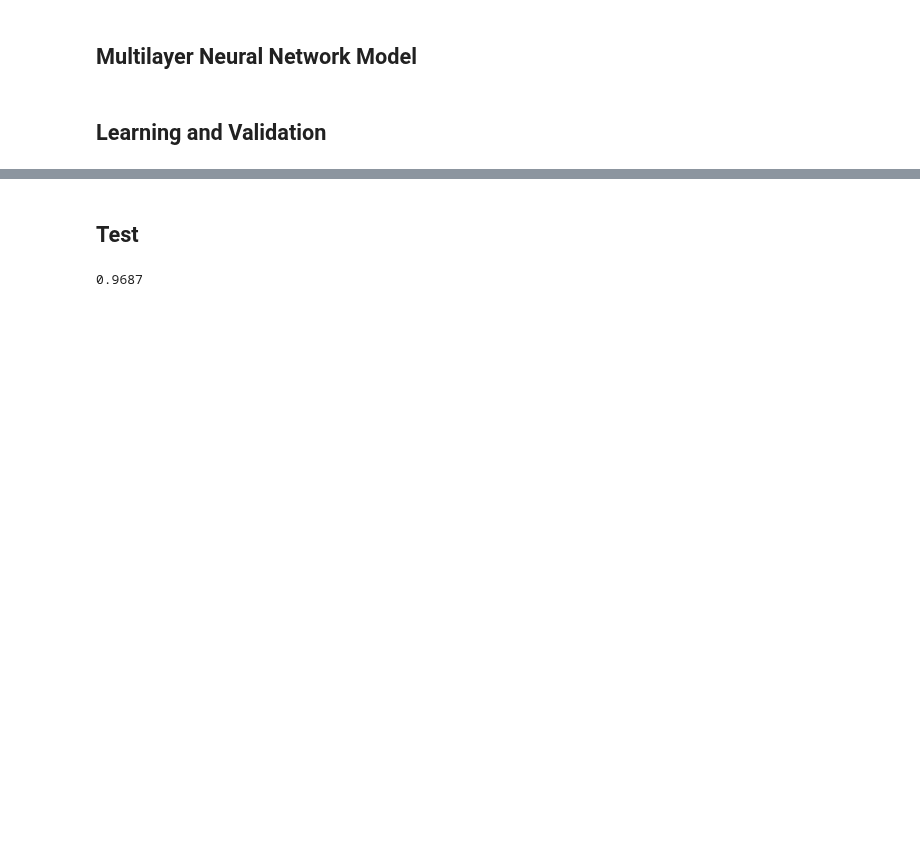
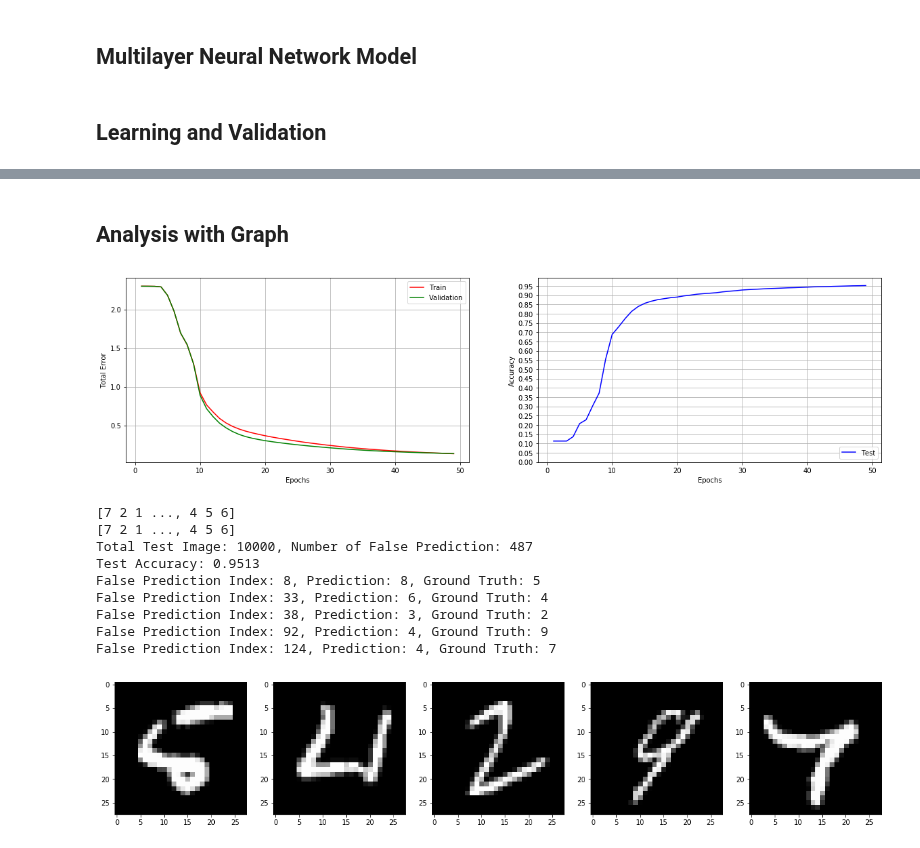
Before and after one commit to linklab/aiclass, a Jupyter notebook: 0.Professor/3.VanillaNN/mnist-backpropagation.ipynb, the cells around one changed output, grey strips where cells are left out. Cells and saved outputs as stored; diff of their text form; code cells hidden in the pictures; blank space fills up the shorter version.

```diff
--- a/0.Professor/3.VanillaNN/mnist-backpropagation.ipynb
+++ b/0.Professor/3.VanillaNN/mnist-backpropagation.ipynb
@@ -350,6 +361,64 @@ Epoch:  9500, Train accuracy: 0.99176, validation accuracy: 0.97440
-# %% [markdown]
-## Test
-# %%
-print(network.accuracy(img_test, label_test))
-# %% [output]
-0.9687
+# %% [markdown]
+## Analysis with Graph
+# %%
+import matplotlib.pyplot as plt
+%matplotlib inline
+# Draw Graph about Error Values & Accuracy Values
+def draw_error_values_and_accuracy(epoch_list, train_error_list, validation_error_list, test_accuracy_list):
+    # Draw Error Values and Accuracy
+    fig = plt.figure(figsize=(20, 5))
+    plt.subplot(121)
+    plt.plot(epoch_list[1:], train_error_list[1:], 'r', label='Train')
+    plt.plot(epoch_list[1:], validation_error_list[1:], 'g', label='Validation')
+    plt.ylabel('Total Error')
+    plt.xlabel('Epochs')
+    plt.grid(True)
+    plt.legend(loc='upper right')
+
+    plt.subplot(122)
+    plt.plot(epoch_list[1:], test_accuracy_list[1:], 'b', label='Test')
+    plt.ylabel('Accuracy')
+    plt.xlabel('Epochs')
+    plt.yticks(np.arange(0.0, 1.0, 0.05))
+    plt.grid(True)
+    plt.legend(loc='lower right')
+    plt.show()
+
+draw_error_values_and_accuracy(epoch_list, train_error_list, validation_error_list, test_accuracy_list)
+
+def draw_false_prediction(diff_index_list):
+    fig = plt.figure(figsize=(20, 5))
+    for i in range(5):
+        j = diff_index_list[i]
+        print("False Prediction Index: %s, Prediction: %s, Ground Truth: %s" % (j, prediction[j], ground_truth[j]))
+        img = np.array(img_test[j])
+        img.shape = (28, 28)
+        plt.subplot(150 + (i+1))
+        plt.imshow(img, cmap='gray')
+
+prediction = np.argmax(network.predict(img_test), axis=1)
+ground_truth = np.argmax(label_test, axis=1)
+
+print(prediction)
+print(ground_truth)
+
+diff_index_list = []
+for i in range(len(img_test)):
+    if (prediction[i] != ground_truth[i]):
+        diff_index_list.append(i)
+
+print("Total Test Image: {0}, Number of False Prediction: {1}".format(len(img_test), len(diff_index_list)))
+print("Test Accuracy:", float(len(img_test) - len(diff_index_list)) / float(len(img_test)))
+draw_false_prediction(diff_index_list)
+# %% [output]
+[figure, added]
+[7 2 1 ..., 4 5 6]
+[7 2 1 ..., 4 5 6]
+Total Test Image: 10000, Number of False Prediction: 487
+Test Accuracy: 0.9513
+False Prediction Index: 8, Prediction: 8, Ground Truth: 5
+False Prediction Index: 33, Prediction: 6, Ground Truth: 4
+False Prediction Index: 38, Prediction: 3, Ground Truth: 2
+False Prediction Index: 92, Prediction: 4, Ground Truth: 9
+False Prediction Index: 124, Prediction: 4, Ground Truth: 7
+[figure, added]
```
Also changed, not shown: parts of 1 cell of this notebook, 1 other file.
